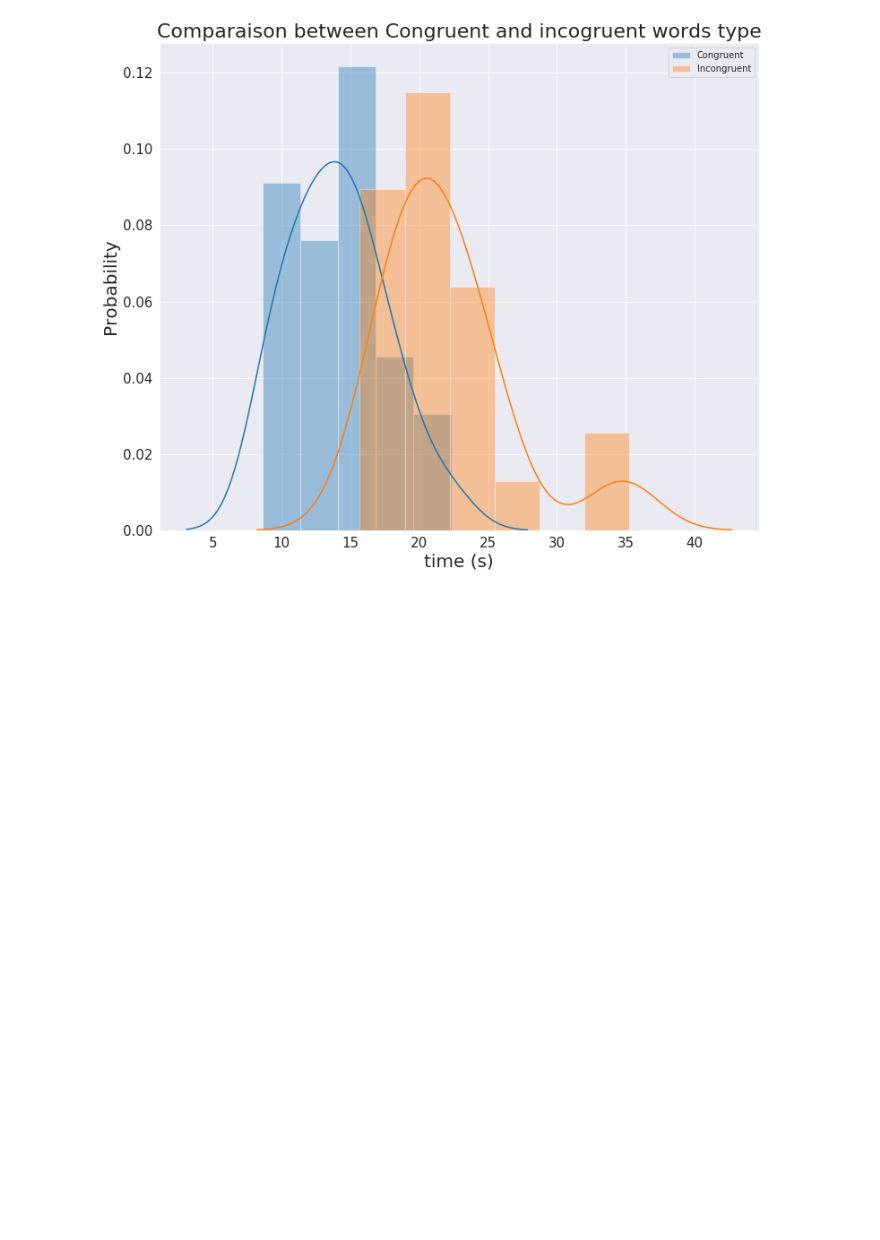
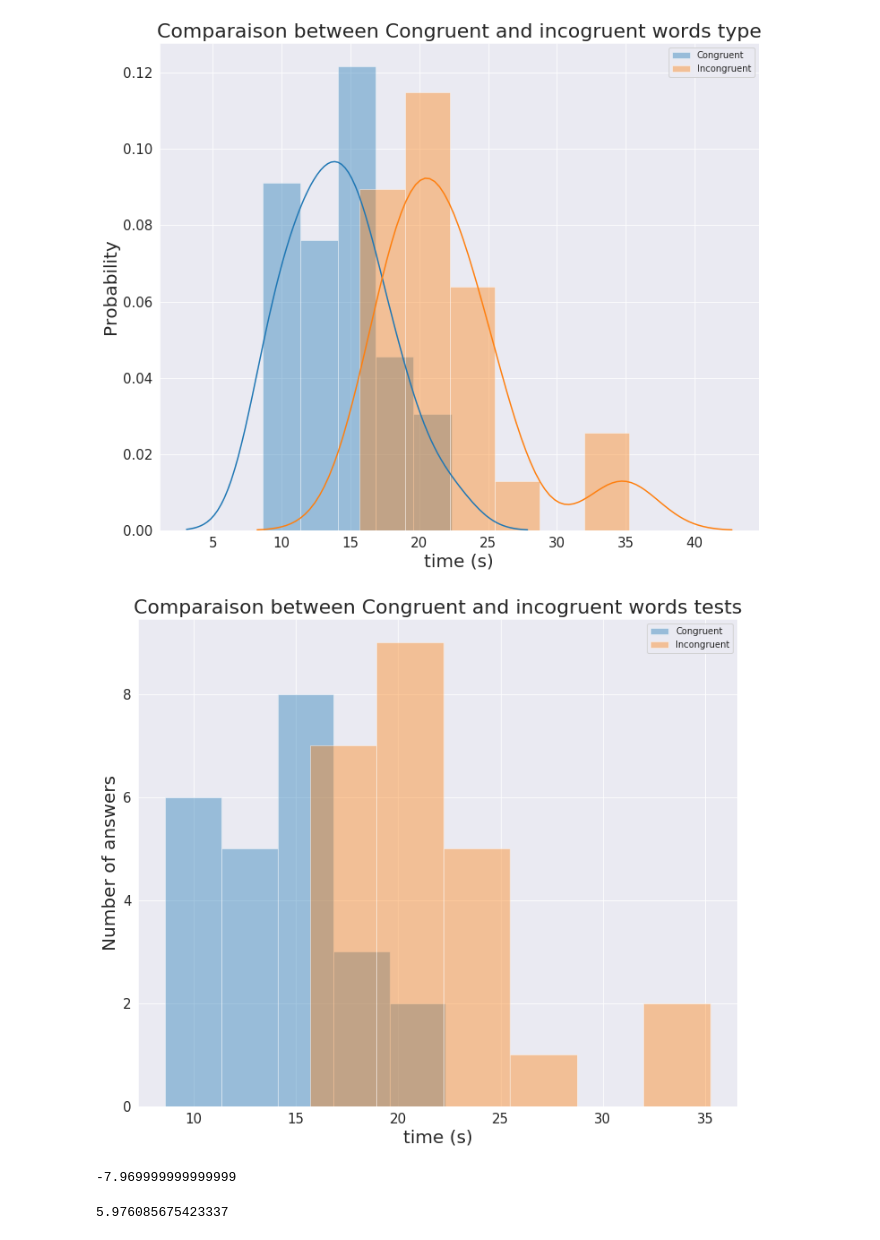
Before and after one commit to Hansastro/Nanodregree_Data_Analyst, a Jupyter notebook: Chapter5/Perceptual_Phenomenon_Project/Perceptual Phenomenon Project.ipynb, the cells around one changed output. Saved outputs shown, nothing was run; the diff lists cells and outputs as text; code cells hidden in the pictures; blank space fills up the shorter version.

```diff
--- a/Chapter5/Perceptual_Phenomenon_Project/Perceptual Phenomenon Project.ipynb
+++ b/Chapter5/Perceptual_Phenomenon_Project/Perceptual Phenomenon Project.ipynb
@@ -53,3 +35,22 @@ plt.legend()
 plt.savefig('histograms.png')
 # %% [output]
 [figure]
+# %%
+plt.figure(figsize=(12,10))
+
+matplotlib.rc('xtick', labelsize=15)
+matplotlib.rc('ytick', labelsize=15)
+
+sns.set_style('darkgrid')
+sns.distplot(df['Congruent'], label='Congruent', kde=False)
+sns.distplot(df['Incongruent'].values, label='Incongruent', kde=False)
+
+plt.xlabel('time (s)', fontsize=20)
+plt.ylabel('Number of answers', fontsize=20)
+plt.title('Comparaison between Congruent and incogruent words tests', fontsize=22)
+plt.legend()
+
+#plt.show()
+plt.savefig('histograms.png')
+# %% [output]
+[figure, added]
@@ -55,0 +59,10 @@ plt.savefig('histograms.png')
+# %%
+X_D = Ave_Dev['Congruent']['mean'] - Ave_Dev['Incongruent']['mean']
+X_D
+# %% [output]
+-7.969999999999999
+# %%
+S_D = math.sqrt(Ave_Dev['Incongruent']['std']**2 + Ave_Dev['Congruent']['std']**2)
+S_D
+# %% [output]
+5.976085675423337
```
Also changed, not shown: parts of 5 cells of this notebook, 2 other files.
